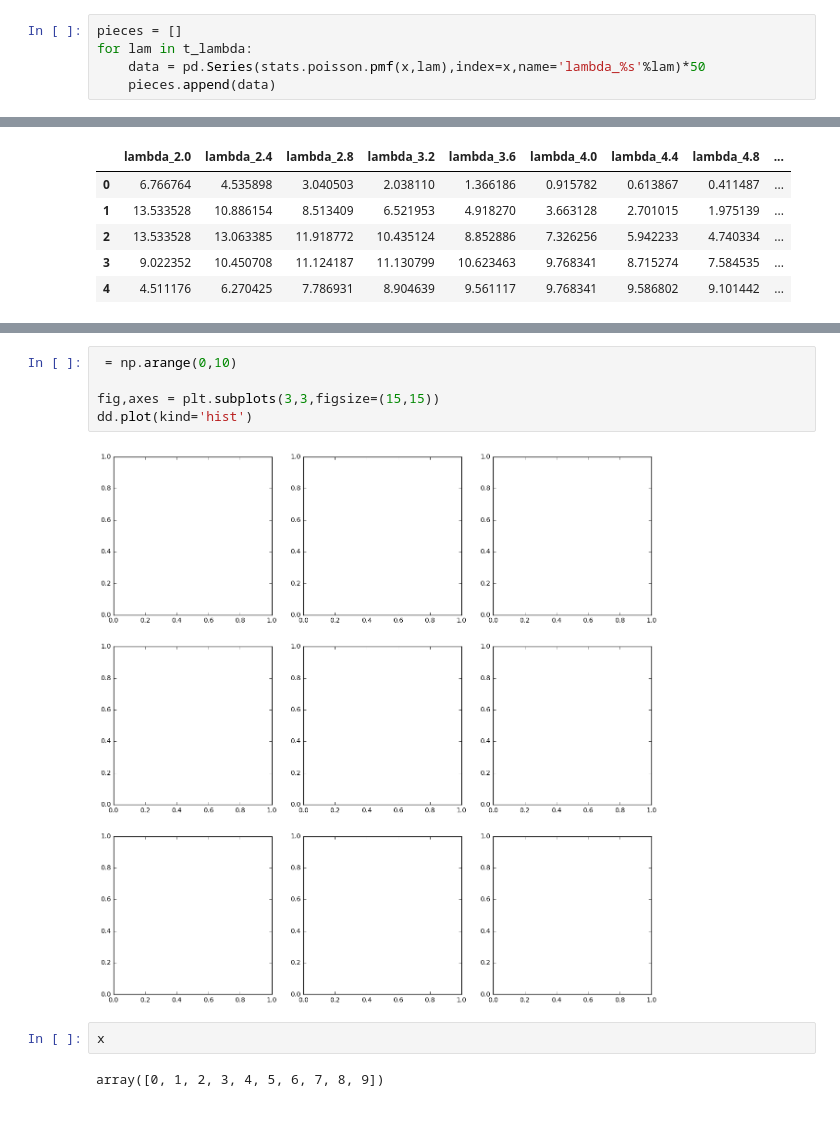
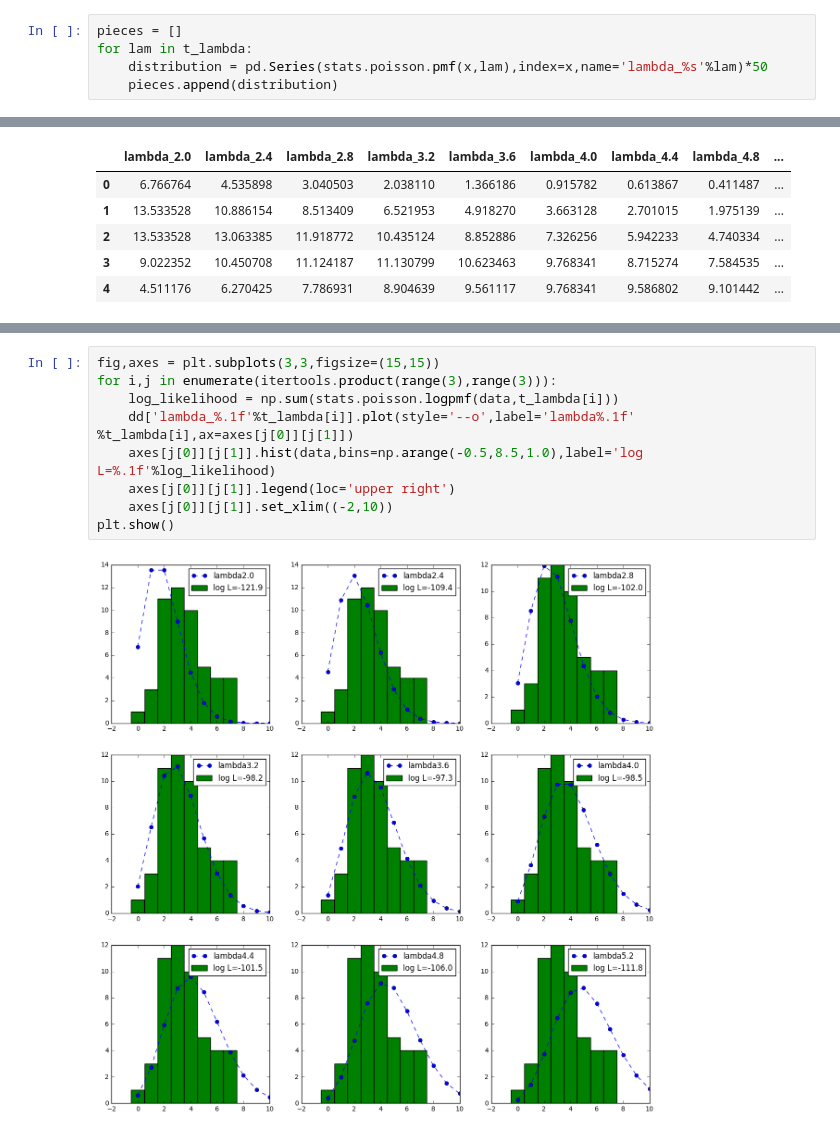
Before and after one commit to kyohei-koga/stastical_modeling_for-_data_analysis, a Jupyter notebook: 02maximum_likehood_estimation_of_probability_distribution_and_statistical_modeling/practice02.ipynb, the cells around one changed output, grey strips where cells are left out. Saved outputs shown, nothing was run; the diff lists cells and outputs as text.

```diff
--- a/02maximum_likehood_estimation_of_probability_distribution_and_statistical_modeling/practice02.ipynb
+++ b/02maximum_likehood_estimation_of_probability_distribution_and_statistical_modeling/practice02.ipynb
@@ -93,8 +93,8 @@ t_lambda = [2.0,2.4,2.8,3.2,3.6,4.0,4.4,4.8,5.2]
 # %%
 pieces = []
 for lam in t_lambda:
-    data = pd.Series(stats.poisson.pmf(x,lam),index=x,name='lambda_%s'%lam)*50
-    pieces.append(data)
+    distribution = pd.Series(stats.poisson.pmf(x,lam),index=x,name='lambda_%s'%lam)*50
+    pieces.append(distribution)
 # %%
 dd = pd.concat(pieces,axis=1)
 # %%
@@ -115,11 +109,11 @@ plt.legend(loc='upper right')
-# %%
- = np.arange(0,10)
-
-fig,axes = plt.subplots(3,3,figsize=(15,15))
-dd.plot(kind='hist')
-# %% [output]
-[figure, removed]
-# %%
-x
-# %% [output]
-array([0, 1, 2, 3, 4, 5, 6, 7, 8, 9])
+# %%
+fig,axes = plt.subplots(3,3,figsize=(15,15))
+for i,j in enumerate(itertools.product(range(3),range(3))):
+    log_likelihood = np.sum(stats.poisson.logpmf(data,t_lambda[i]))
+    dd['lambda_%.1f'%t_lambda[i]].plot(style='--o',label='lambda%.1f' %t_lambda[i],ax=axes[j[0]][j[1]])
+    axes[j[0]][j[1]].hist(data,bins=np.arange(-0.5,8.5,1.0),label='log L=%.1f'%log_likelihood)
+    axes[j[0]][j[1]].legend(loc='upper right')
+    axes[j[0]][j[1]].set_xlim((-2,10))
+plt.show()
+# %% [output]
+[figure, added]
```
Also changed, not shown: parts of 4 cells of this notebook.
